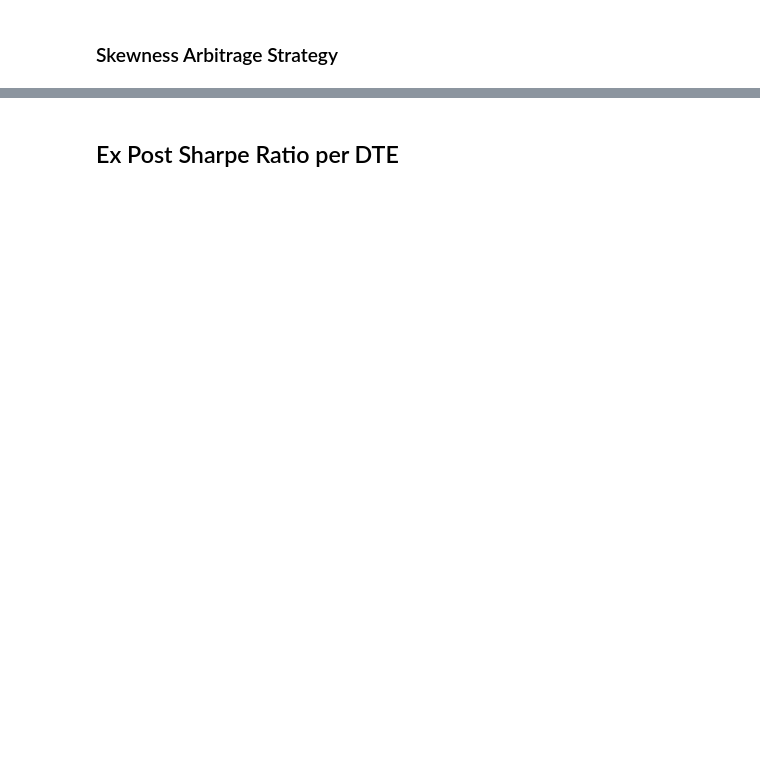
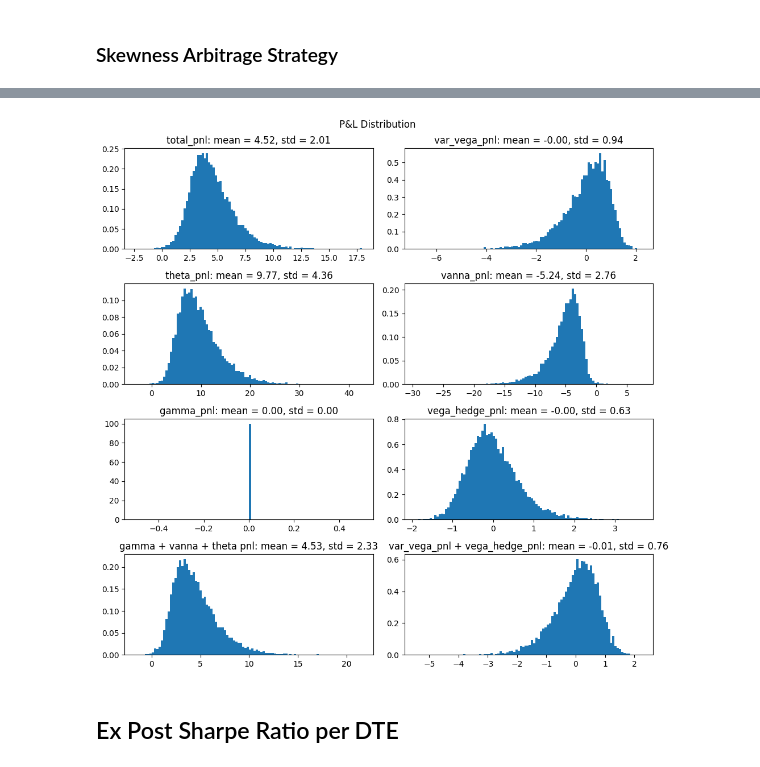
Before and after one commit to Newtype07/volatility-arbitrage-stoch-vol, a Jupyter notebook: volatility_arbitrage/strategy/skewness_arbitrage.ipynb, the cells around one changed output, grey strips where cells are left out. Cells and saved outputs as stored; diff of their text form; code cells hidden in the pictures; blank space fills up the shorter version.

```diff
--- a/volatility_arbitrage/strategy/skewness_arbitrage.ipynb
+++ b/volatility_arbitrage/strategy/skewness_arbitrage.ipynb
@@ -104,5 +111,7 @@ plot_pnl_of_path(skew_arb_pnl, 0)
 # %%
-plot_pnl_distribution(skew_arb_pnl)
+plot_pnl_distribution(fwd_skew_arb_pnl)
+# %% [output]
+[figure, added]
 # %% [markdown]
 ## Ex Post Sharpe Ratio per DTE
 # %%
```
Also changed, not shown: parts of 9 cells of this notebook, 1 other file.
